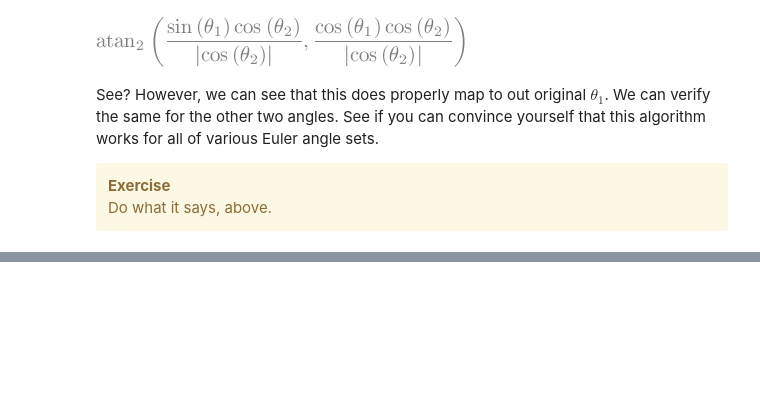
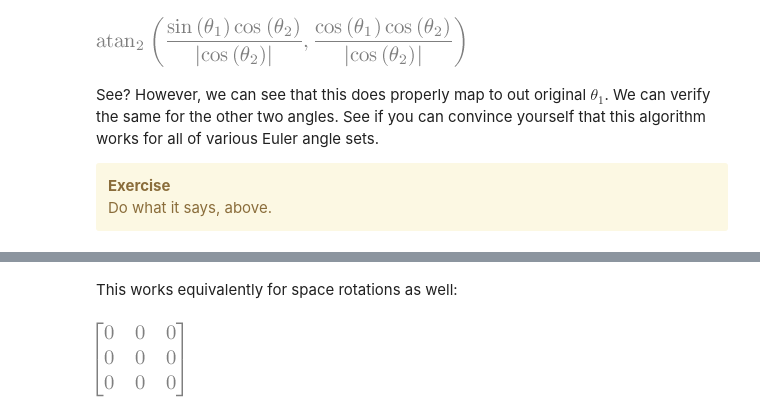
Before and after one commit to dsavransky/astrodynamicsbook, a Jupyter notebook: Notebooks/05-More Reference Frames.ipynb, the cells around one changed output, grey strips where cells are left out. Cells and saved outputs as stored; diff of their text form; code cells hidden in the pictures; blank space fills up the shorter version.

```diff
--- a/Notebooks/05-More Reference Frames.ipynb
+++ b/Notebooks/05-More Reference Frames.ipynb
@@ -484,0 +513,8 @@ genNextLink()
+# %% [markdown]
+This works equivalently for space rotations as well:
+# %%
+bCa_space_131 = rotMat(i,th1)*rotMat(j,th2)*rotMat(k,th3)
+bCa_space_131_v2 = rotMat(i,th1-pi)*rotMat(j,-th2)*rotMat(k,th3-pi)
+bCa_space_131 - bCa_space_131_v2
+# %% [output]
+[figure, added]
```
Also changed, not shown: parts of 16 cells of this notebook.
